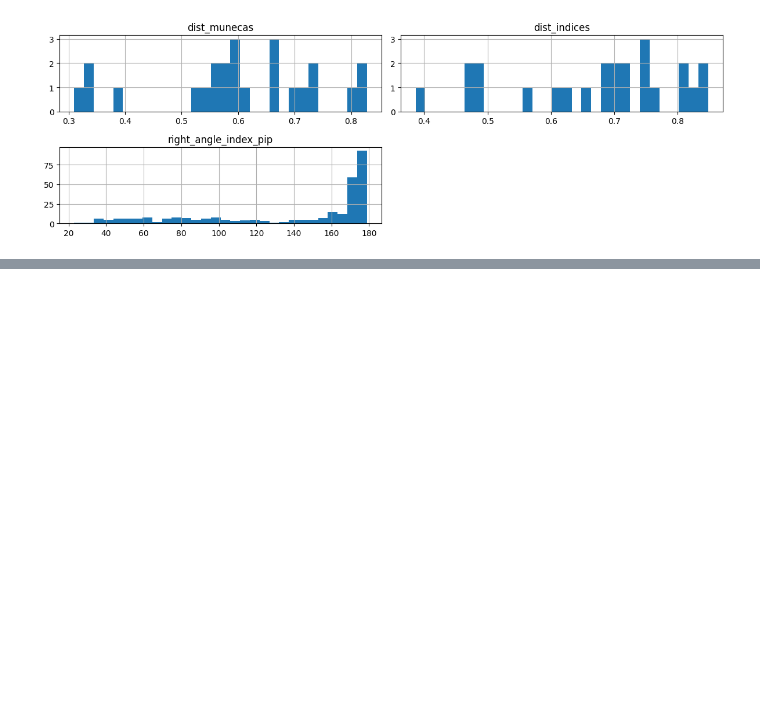
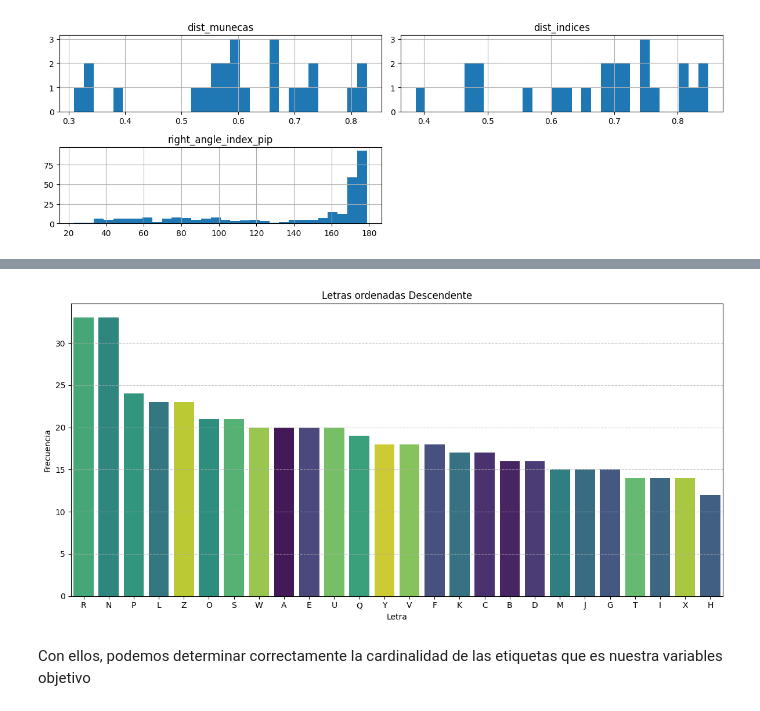
Before and after one commit to a00377571/lsm-reconocimiento-mediapipe, a Jupyter notebook: notebooks/Avance1.47.ipynb, the cells around one changed output, grey strips where cells are left out. Cells and saved outputs as stored; diff of their text form; code cells hidden in the pictures; blank space fills up the shorter version.

```diff
--- a/notebooks/Avance1.47.ipynb
+++ b/notebooks/Avance1.47.ipynb
@@ -514,0 +643,22 @@ Features con |skew| > 1: 70
+# %%
+# Ver de manera descendente
+letter_order_desc = df_hand['label'].value_counts().index
+
+plt.figure(figsize=(12, 6))
+sns.countplot(
+    data=df_hand,
+    x='label',
+    hue='label',
+    order=letter_order_desc,
+    palette='viridis',
+)
+plt.title('Letras ordenadas Descendente')
+plt.xlabel('Letra')
+plt.ylabel('Frecuencia')
+plt.grid(axis='y', linestyle='--', alpha=0.7)
+plt.tight_layout()
+plt.show()
+# %% [output]
+[figure, added]
+# %% [markdown]
+Con ellos, podemos determinar correctamente la cardinalidad de las etiquetas que es nuestra variables objetivo
```
Also changed, not shown: parts of 31 cells of this notebook.
